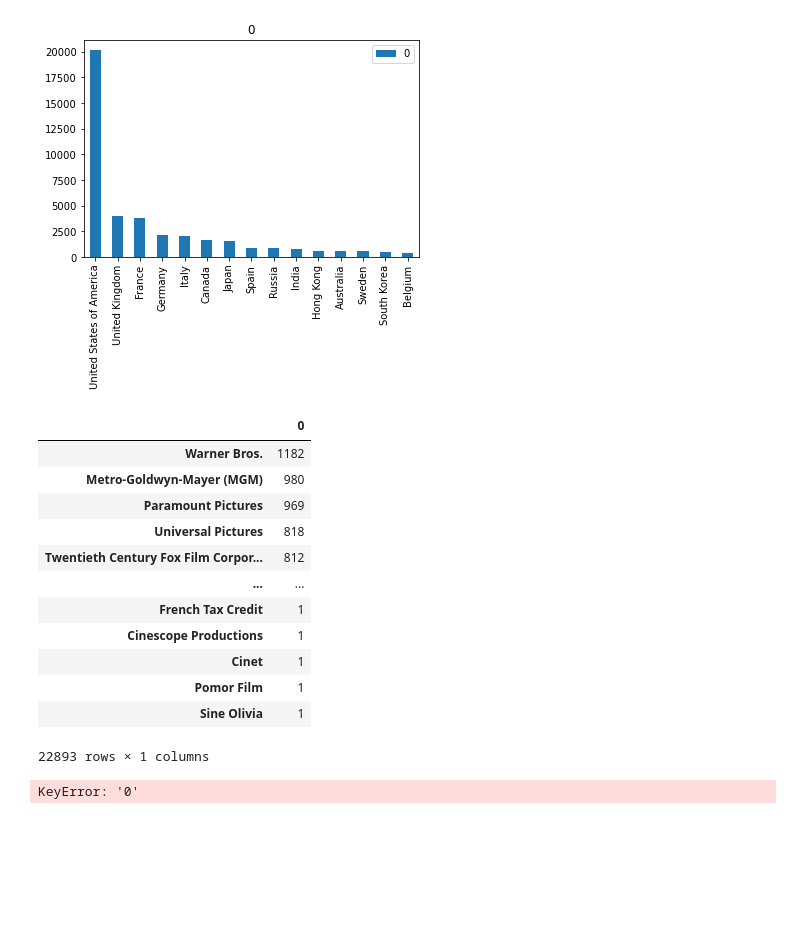
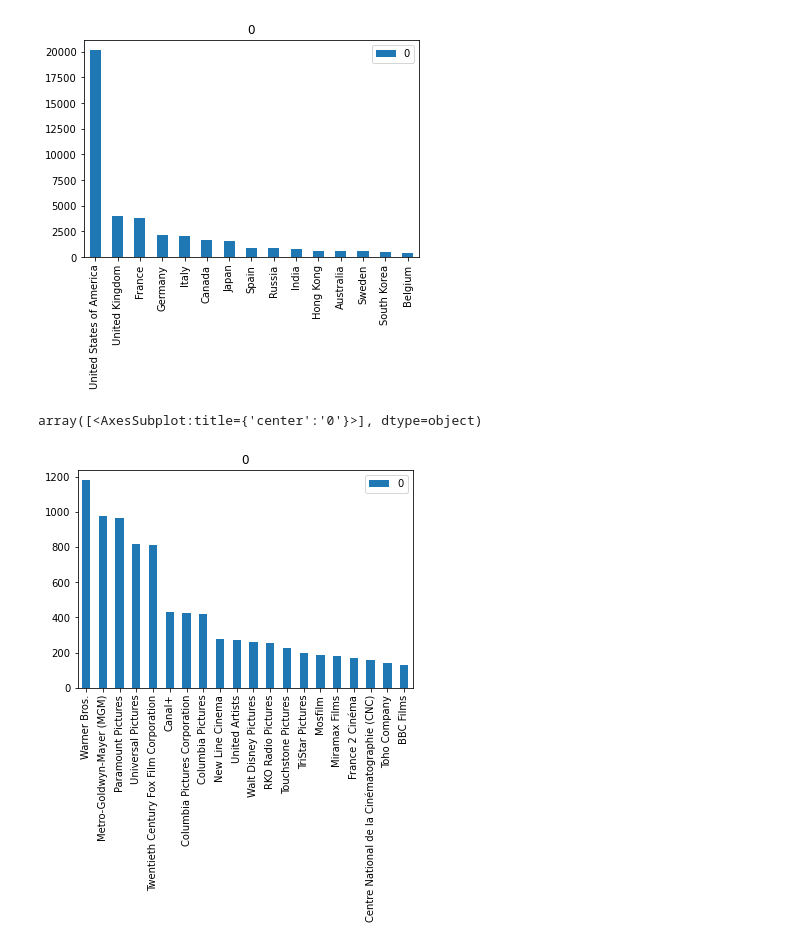
Before and after one commit to kevinkliimask/ids2022, a Jupyter notebook: Movies.ipynb, the cells around one changed output. Drawn from its saved outputs; the diff is of its cells as text; code cells hidden in the pictures; blank space fills up the shorter version.

```diff
--- a/Movies.ipynb
+++ b/Movies.ipynb
@@ -83,33 +83,11 @@ array([<AxesSubplot:title={'center':'0'}>], dtype=object)
 # %%
 import ast
 
 production_companies = []
 for i in data['production_companies']:
     for j in i:
         production_companies.append(j)
-#pd.DataFrame(production_companies).apply(pd.value_counts)[:20].plot(kind='bar', subplots=True)
-df = pd.DataFrame(production_companies).apply(pd.value_counts)
-df
+pd.DataFrame(production_companies).apply(pd.value_counts)[:20].plot(kind='bar', subplots=True)
 # %% [output]
-|  | 0 |
-| Warner Bros. | 1182 |
-| Metro-Goldwyn-Mayer (MGM) | 980 |
-| Paramount Pictures | 969 |
-| Universal Pictures | 818 |
-| Twentieth Century Fox Film Corpor... | 812 |
-| ... | ... |
-| French Tax Credit | 1 |
-| Cinescope Productions | 1 |
-| Cinet | 1 |
-| Pomor Film | 1 |
-| Sine Olivia | 1 |
-22893 rows × 1 columns
+array([<AxesSubplot:title={'center':'0'}>], dtype=object)
+[figure, added]
-# %%
-from sklearn import preprocessing
-A = df['0'] #returns an array
-min_max_scaler = preprocessing.MinMaxScaler()
-x_scaled = min_max_scaler.fit_transform(A)
-normalized_dataframe = pd.DataFrame(x_scaled)
-normalized_dataframe
-# %% [output]
-KeyError: '0'
```
Also changed, not shown: parts of 1 cell of this notebook.
